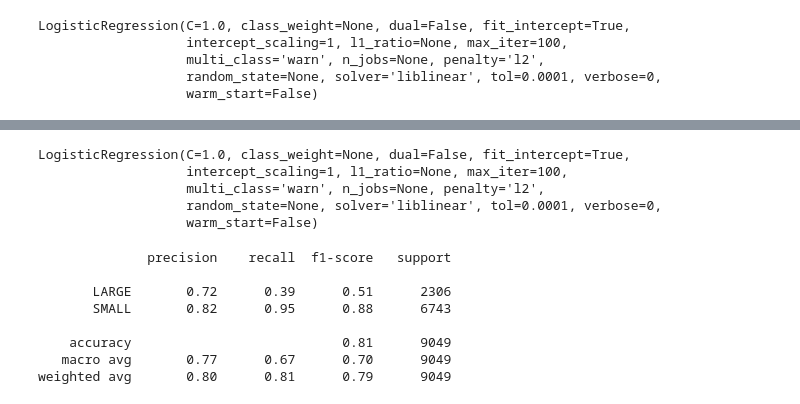
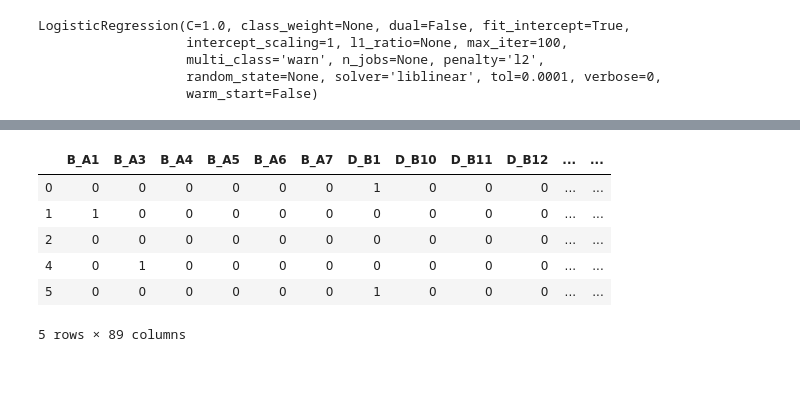
Before and after one commit to TheFarron/ISEe364FinalProject, a Jupyter notebook: logisticRegressionFinal.ipynb, the cells around one changed output, grey strips where cells are left out. Drawn from its saved outputs; the diff is of its cells as text; code cells hidden in the pictures; blank space fills up the shorter version.

```diff
--- a/logisticRegressionFinal.ipynb
+++ b/logisticRegressionFinal.ipynb
@@ -130,9 +154,0 @@ X_train, X_test, y_train, y_test = train_test_split(scaled_df,
-# %%
-logmodel3 = LogisticRegression(solver='liblinear')
-logmodel3.fit(X_train,y_train)
-# %% [output]
-LogisticRegression(C=1.0, class_weight=None, dual=False, fit_intercept=True,
-                   intercept_scaling=1, l1_ratio=None, max_iter=100,
-                   multi_class='warn', n_jobs=None, penalty='l2',
-                   random_state=None, solver='liblinear', tol=0.0001, verbose=0,
-                   warm_start=False)
@@ -141,11 +155,11 @@ predictions3 = logmodel3.predict(X_test)
-# %%
-print(classification_report(y_test,predictions3))
-# %% [output]
-              precision    recall  f1-score   support
-
-       LARGE       0.72      0.39      0.51      2306
-       SMALL       0.82      0.95      0.88      6743
-
-    accuracy                           0.81      9049
-   macro avg       0.77      0.67      0.70      9049
-weighted avg       0.80      0.81      0.79      9049
+# %%
+future_categ = pd.get_dummies(future_cat, columns = cols, drop_first = True)
+future_categ.head()
+# %% [output]
+|  | B_A1 | B_A3 | B_A4 | B_A5 | B_A6 | B_A7 | D_B1 | D_B10 | D_B11 | D_B12 | ... | ... |
+| 0 | 0 | 0 | 0 | 0 | 0 | 0 | 1 | 0 | 0 | 0 | ... | ... |
+| 1 | 1 | 0 | 0 | 0 | 0 | 0 | 0 | 0 | 0 | 0 | ... | ... |
+| 2 | 0 | 0 | 0 | 0 | 0 | 0 | 0 | 0 | 0 | 0 | ... | ... |
+| 4 | 0 | 1 | 0 | 0 | 0 | 0 | 0 | 0 | 0 | 0 | ... | ... |
+| 5 | 0 | 0 | 0 | 0 | 0 | 0 | 1 | 0 | 0 | 0 | ... | ... |
+5 rows × 89 columns
```
Also changed, not shown: parts of 46 cells of this notebook.
